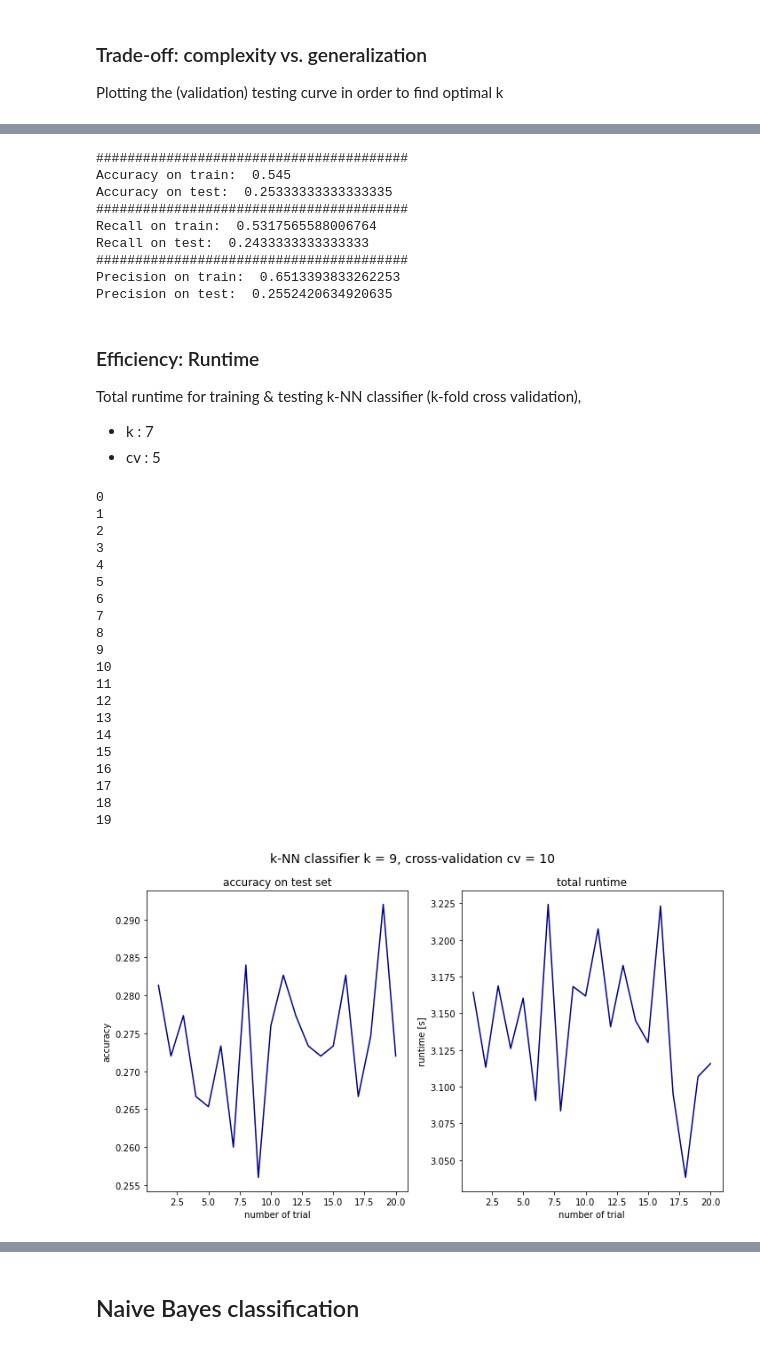
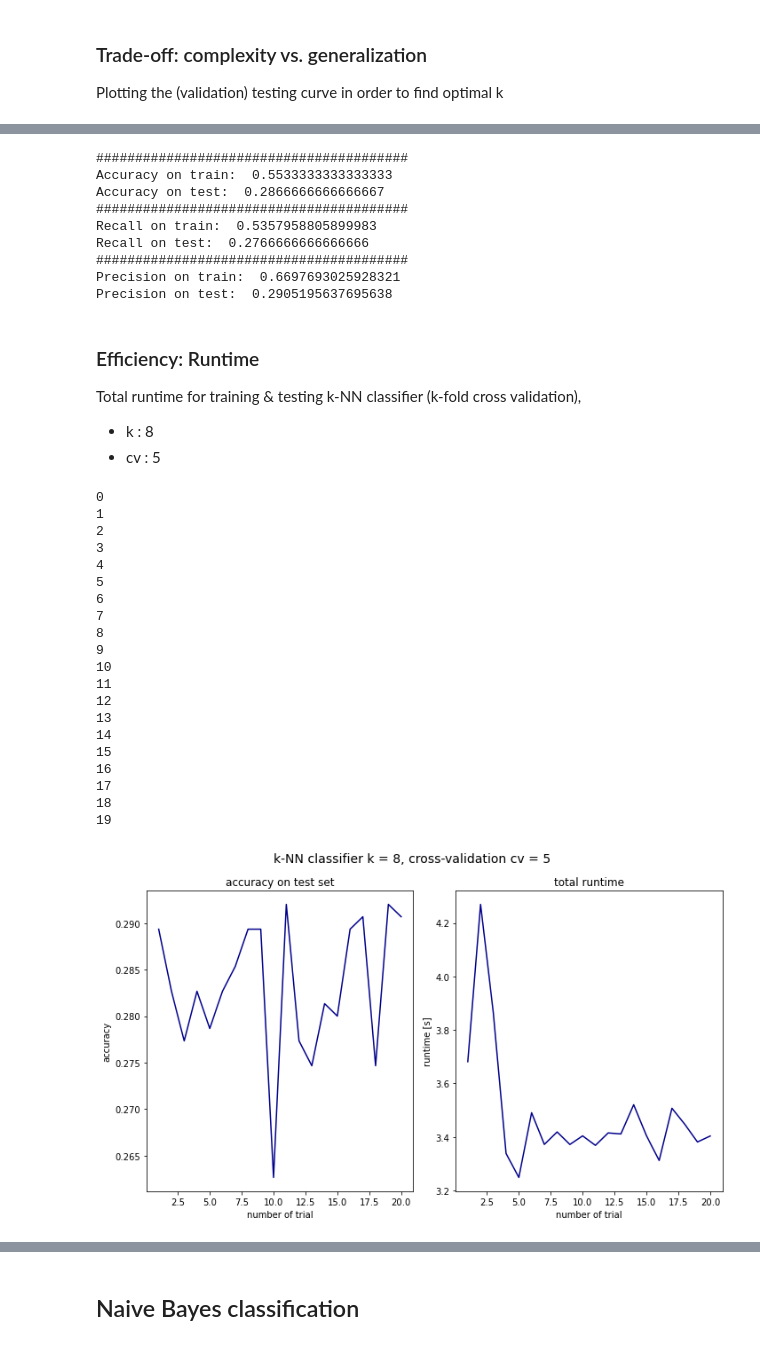
Before and after one commit to nadiaverdha/MachineLearningEx1, a Jupyter notebook: Ex1_kaggle_big.ipynb, the cells around one changed output, grey strips where cells are left out. Saved outputs shown, nothing was run; the diff lists cells and outputs as text; code cells hidden in the pictures.

```diff
--- a/Ex1_kaggle_big.ipynb
+++ b/Ex1_kaggle_big.ipynb
@@ -848,7 +854,7 @@ Plotting the (validation) testing curve in order to find optimal k
 from sklearn.model_selection import validation_curve
 # evaluate model performance using validation_curve
 param_range = np.arange(1, 25)
-estimators = [('scaler', StandardScaler()), ('pca', PCA(n_components=38)), ('lda', LinearDiscriminantAnalysis()), ('knn', KNeighborsClassifier(n_neighbors=k))]
+estimators = [('scaler', StandardScaler()), ('pca', PCA(n_components=50)), ('knn', KNeighborsClassifier(n_neighbors=k))]
 pipeline = Pipeline(estimators)
 train_scores, test_scores = validation_curve(
     pipeline,
@@ -885,19 +891,19 @@ plt.show()
 # %%
-# Let's choose k=9 as optimal
+# Let's choose k=8 as optimal
 # Training such classifier and evaluating
-k = 9
+k = 8
 knn_optimal = KNeighborsClassifier(n_neighbors=k)
-knn_optimal.fit(X_train_lda, y_train)
+knn_optimal.fit(X_train_pca, y_train)
 
-knn_evaluate_lda(knn_optimal)
+knn_evaluate_pca(knn_optimal)
 # %% [output]
 ########################################
-Accuracy on train:  0.545
-Accuracy on test:  0.25333333333333335
+Accuracy on train:  0.5533333333333333
+Accuracy on test:  0.2866666666666667
 ########################################
-Recall on train:  0.5317565588006764
-Recall on test:  0.2433333333333333
+Recall on train:  0.5357958805899983
+Recall on test:  0.2766666666666666
 ########################################
-Precision on train:  0.6513393833262253
-Precision on test:  0.2552420634920635
+Precision on train:  0.6697693025928321
+Precision on test:  0.2905195637695638
 # %%
@@ -905,7 +911,7 @@ hold_out_and_cross_val(k=7)  # number of folds: 5
 # %% [markdown]
 ### Efficiency: Runtime
 Total runtime for training & testing k-NN classifier (k-fold cross validation),
-- k  : 7
+- k  : 8
 - cv : 5
 # %%
 import time
@@ -918,7 +924,7 @@ for i in range(0, N):
     print(i)
     start_time = time.time()
 
-    estimators = [('scaler', StandardScaler()), ('pca', PCA(n_components=38)), ('lda', LinearDiscriminantAnalysis()), ('knn', KNeighborsClassifier(n_neighbors=k))]
+    estimators = [('scaler', StandardScaler()), ('pca', PCA(n_components=50)), ('knn', KNeighborsClassifier(n_neighbors=k))]
     pipeline = Pipeline(estimators)
     scores = cross_val_score(pipeline, X, Y, cv=5)
     acc_test[i] = np.mean(scores)
@@ -937,35 +943,35 @@ plt.title('accuracy on test set')
 plt.subplot(1, 2, 2)
 plt.plot(np.arange(1, N+1), runtime, '-', color='darkblue')
 plt.ylabel('runtime [s]')
 plt.xlabel('number of trial')
 plt.title('total runtime')
 
-plt.suptitle('k-NN classifier k = 9, cross-validation cv = 10', fontsize=14)
+plt.suptitle('k-NN classifier k = 8, cross-validation cv = 5', fontsize=14)
 plt.tight_layout()
 
 plt.show()
 # %% [output]
 0
 1
 2
 3
 4
 5
 6
 7
 8
 9
 10
 11
 12
 13
 14
 15
 16
 17
 18
 19
-[figure, old version]
+[figure, new version]
 # %%
 print('Mean accuracy : ', str(np.mean(acc_test)))
 print('Mean runtime  : ', str(np.mean(runtime)), ' s')
```
Also changed, not shown: parts of 15 cells of this notebook.
